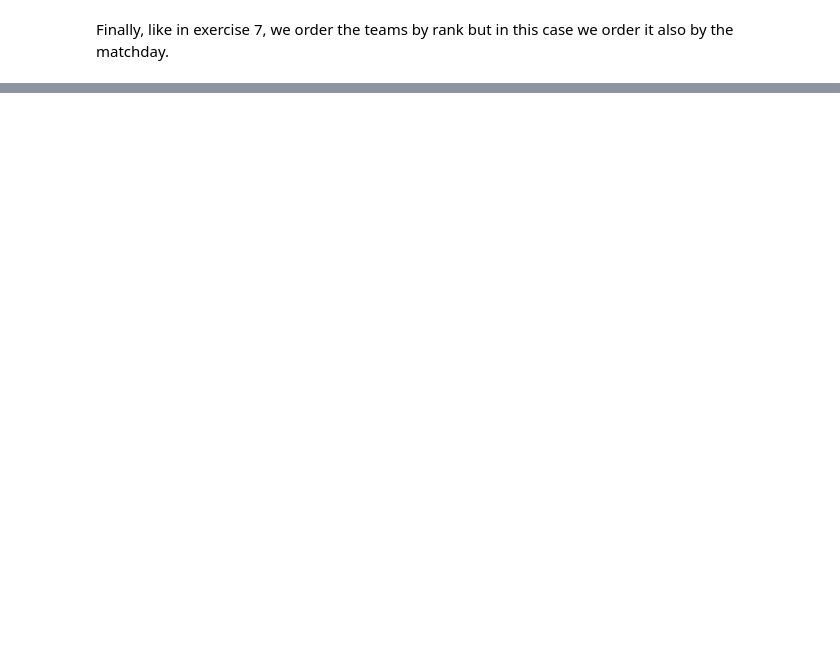
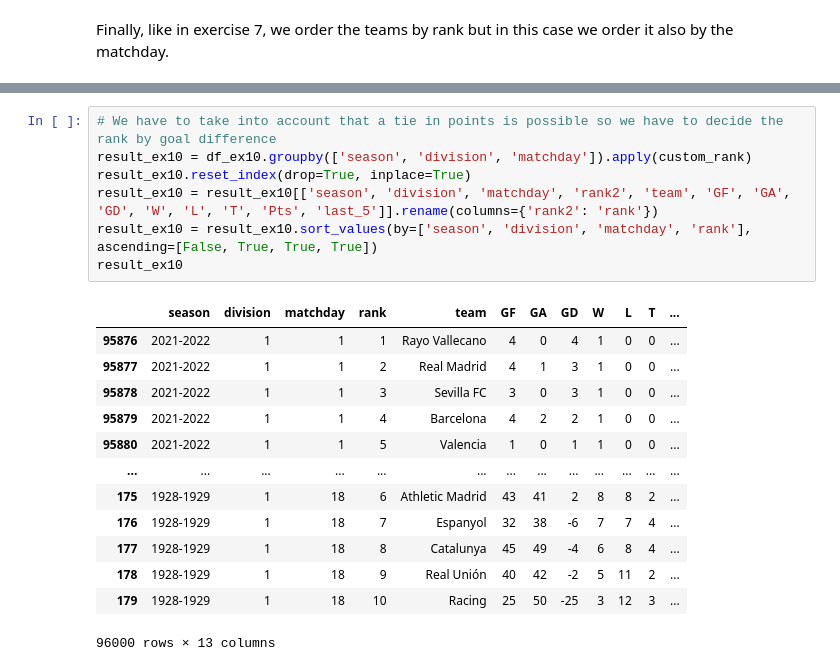
Before and after one commit to jorgers29/Spanish_Football_Analysis, a Jupyter notebook: analysis/LaLigaDataAnalysis.ipynb, the cells around one changed output, grey strips where cells are left out. Saved outputs shown, nothing was run; the diff lists cells and outputs as text; blank space fills up the shorter version.

```diff
--- a/analysis/LaLigaDataAnalysis.ipynb
+++ b/analysis/LaLigaDataAnalysis.ipynb
@@ -824,0 +811,21 @@ TypeError: incompatible index of inserted column with frame index
+# %%
+# We have to take into account that a tie in points is possible so we have to decide the rank by goal difference
+result_ex10 = df_ex10.groupby(['season', 'division', 'matchday']).apply(custom_rank)
+result_ex10.reset_index(drop=True, inplace=True)
+result_ex10 = result_ex10[['season', 'division', 'matchday', 'rank2', 'team', 'GF', 'GA', 'GD', 'W', 'L', 'T', 'Pts', 'last_5']].rename(columns={'rank2': 'rank'})
+result_ex10 = result_ex10.sort_values(by=['season', 'division', 'matchday', 'rank'], ascending=[False, True, True, True])
+result_ex10
+# %% [output]
+|  | season | division | matchday | rank | team | GF | GA | GD | W | L | T | ... |
+| 95876 | 2021-2022 | 1 | 1 | 1 | Rayo Vallecano | 4 | 0 | 4 | 1 | 0 | 0 | ... |
+| 95877 | 2021-2022 | 1 | 1 | 2 | Real Madrid | 4 | 1 | 3 | 1 | 0 | 0 | ... |
+| 95878 | 2021-2022 | 1 | 1 | 3 | Sevilla FC | 3 | 0 | 3 | 1 | 0 | 0 | ... |
+| 95879 | 2021-2022 | 1 | 1 | 4 | Barcelona | 4 | 2 | 2 | 1 | 0 | 0 | ... |
+| 95880 | 2021-2022 | 1 | 1 | 5 | Valencia | 1 | 0 | 1 | 1 | 0 | 0 | ... |
+| ... | ... | ... | ... | ... | ... | ... | ... | ... | ... | ... | ... | ... |
+| 175 | 1928-1929 | 1 | 18 | 6 | Athletic Madrid | 43 | 41 | 2 | 8 | 8 | 2 | ... |
+| 176 | 1928-1929 | 1 | 18 | 7 | Espanyol | 32 | 38 | -6 | 7 | 7 | 4 | ... |
+| 177 | 1928-1929 | 1 | 18 | 8 | Catalunya | 45 | 49 | -4 | 6 | 8 | 4 | ... |
+| 178 | 1928-1929 | 1 | 18 | 9 | Real Unión | 40 | 42 | -2 | 5 | 11 | 2 | ... |
+| 179 | 1928-1929 | 1 | 18 | 10 | Racing | 25 | 50 | -25 | 3 | 12 | 3 | ... |
+96000 rows × 13 columns
```
Also changed, not shown: parts of 16 cells of this notebook, 2 other files.
